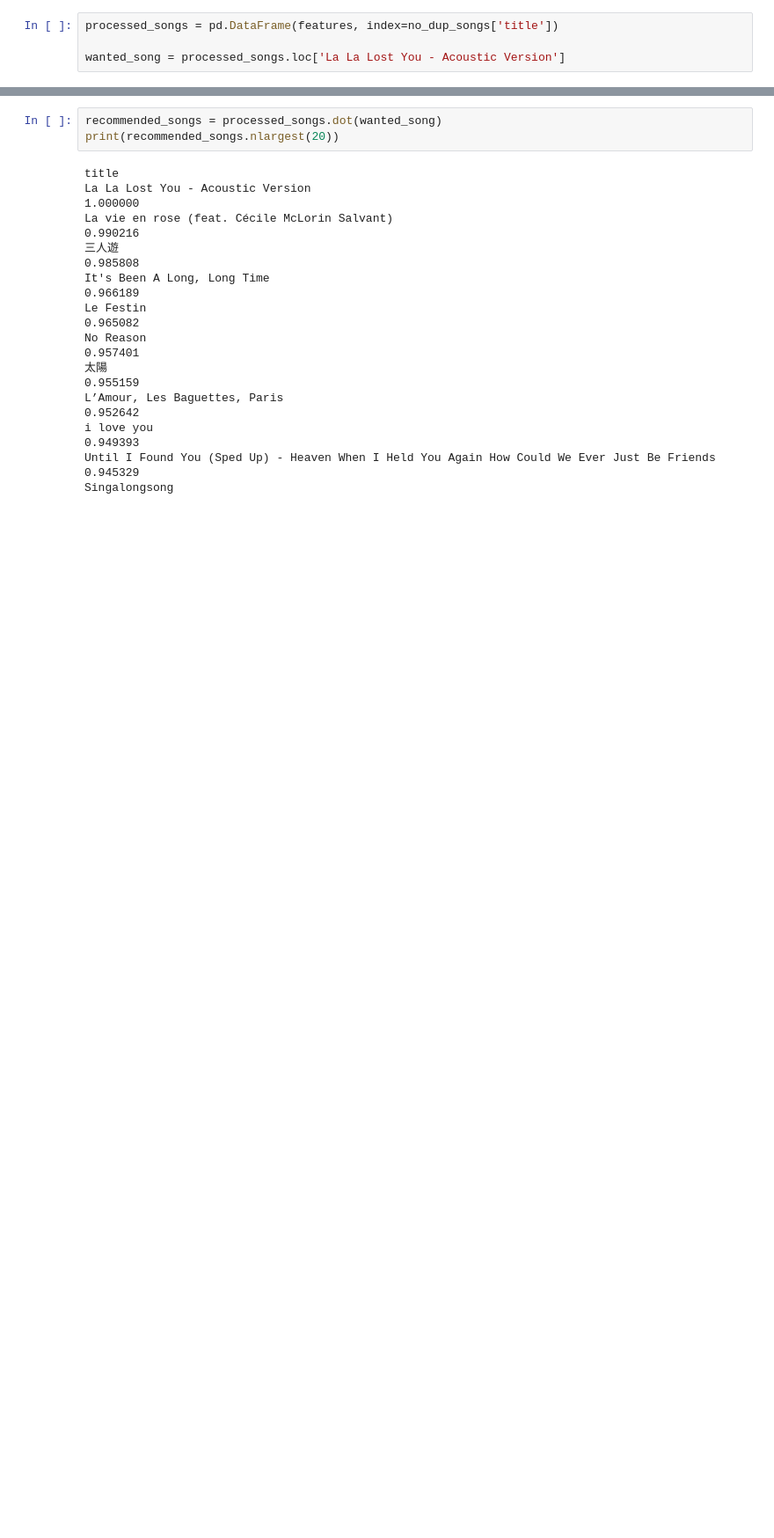
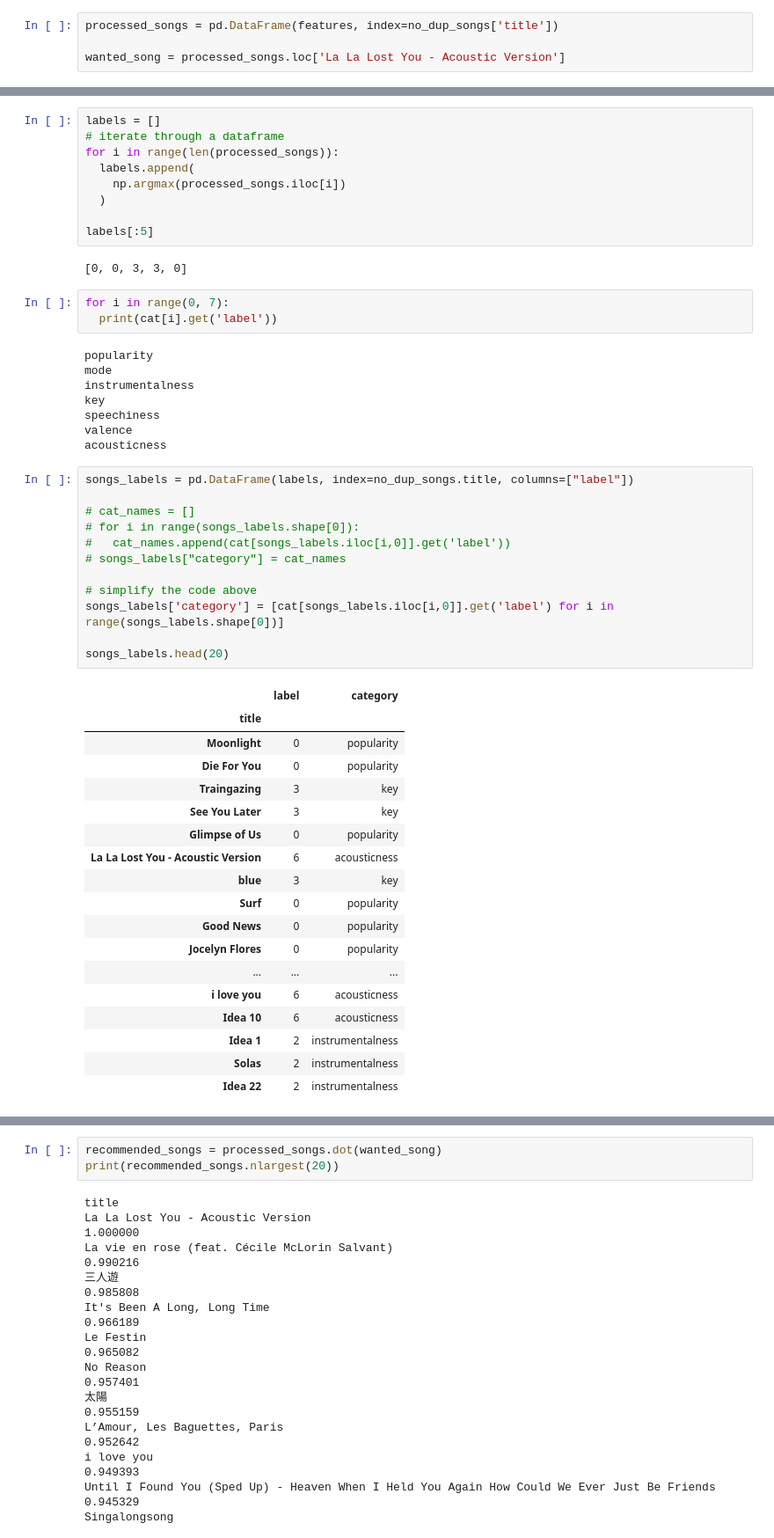
Before and after one commit to bsraya/data-science-portfolio, a Jupyter notebook: nmf.ipynb, the cells around one changed output, grey strips where cells are left out. Shown: that part at 88% size. Saved outputs shown, nothing was run; the diff lists cells and outputs as text; blank space fills up the shorter version.

```diff
--- a/nmf.ipynb
+++ b/nmf.ipynb
@@ -100,0 +152,53 @@ Name: La La Lost You - Acoustic Version, dtype: float64
+# %%
+labels = []
+# iterate through a dataframe
+for i in range(len(processed_songs)):
+  labels.append(
+    np.argmax(processed_songs.iloc[i])
+  )
+
+labels[:5]
+# %% [output]
+[0, 0, 3, 3, 0]
+# %%
+for i in range(0, 7):
+  print(cat[i].get('label'))
+# %% [output]
+popularity
+mode
+instrumentalness
+key
+speechiness
+valence
+acousticness
+# %%
+songs_labels = pd.DataFrame(labels, index=no_dup_songs.title, columns=["label"])
+
+# cat_names = []
+# for i in range(songs_labels.shape[0]):
+#   cat_names.append(cat[songs_labels.iloc[i,0]].get('label'))
+# songs_labels["category"] = cat_names
+
+# simplify the code above
+songs_labels['category'] = [cat[songs_labels.iloc[i,0]].get('label') for i in range(songs_labels.shape[0])]
+
+songs_labels.head(20)
+# %% [output]
+|  | label | category |
+| title |  |  |
+| Moonlight | 0 | popularity |
+| Die For You | 0 | popularity |
+| Traingazing | 3 | key |
+| See You Later | 3 | key |
+| Glimpse of Us | 0 | popularity |
+| La La Lost You - Acoustic Version | 6 | acousticness |
+| blue | 3 | key |
+| Surf | 0 | popularity |
+| Good News | 0 | popularity |
+| Jocelyn Flores | 0 | popularity |
+| ... | ... | ... |
+| i love you | 6 | acousticness |
+| Idea 10 | 6 | acousticness |
+| Idea 1 | 2 | instrumentalness |
+| Solas | 2 | instrumentalness |
+| Idea 22 | 2 | instrumentalness |
```
Also changed, not shown: parts of 9 cells of this notebook.
